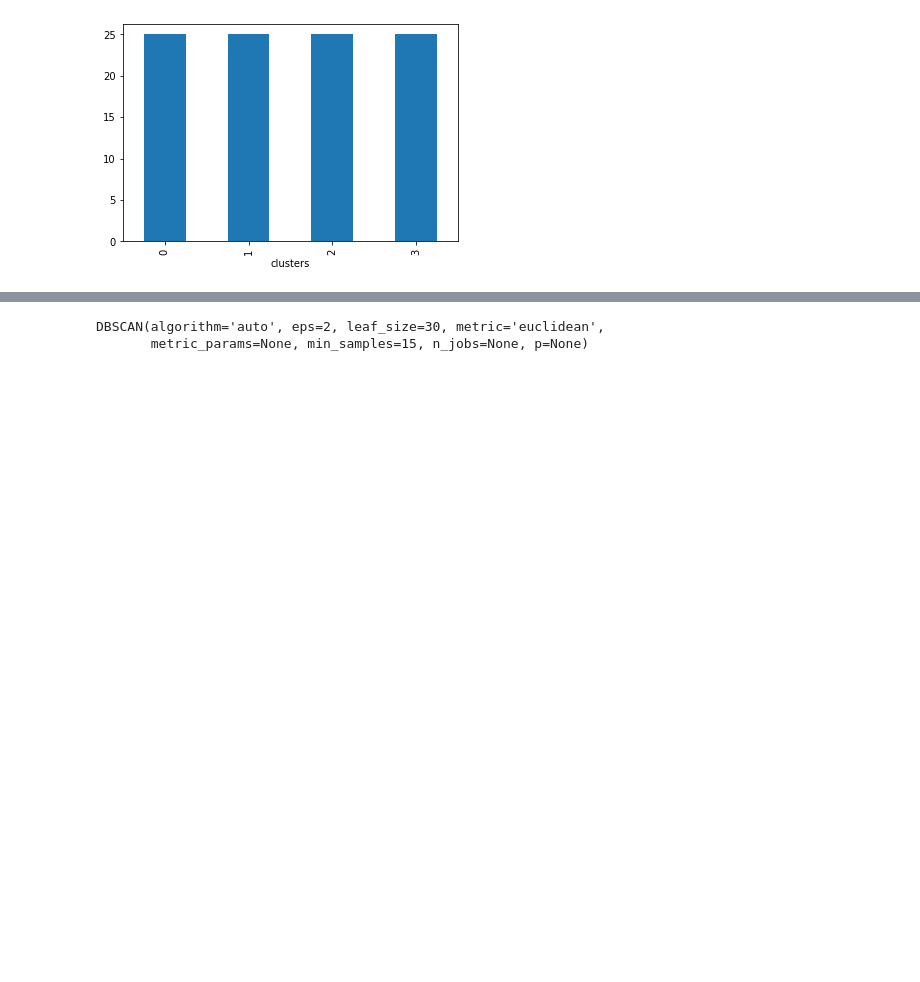
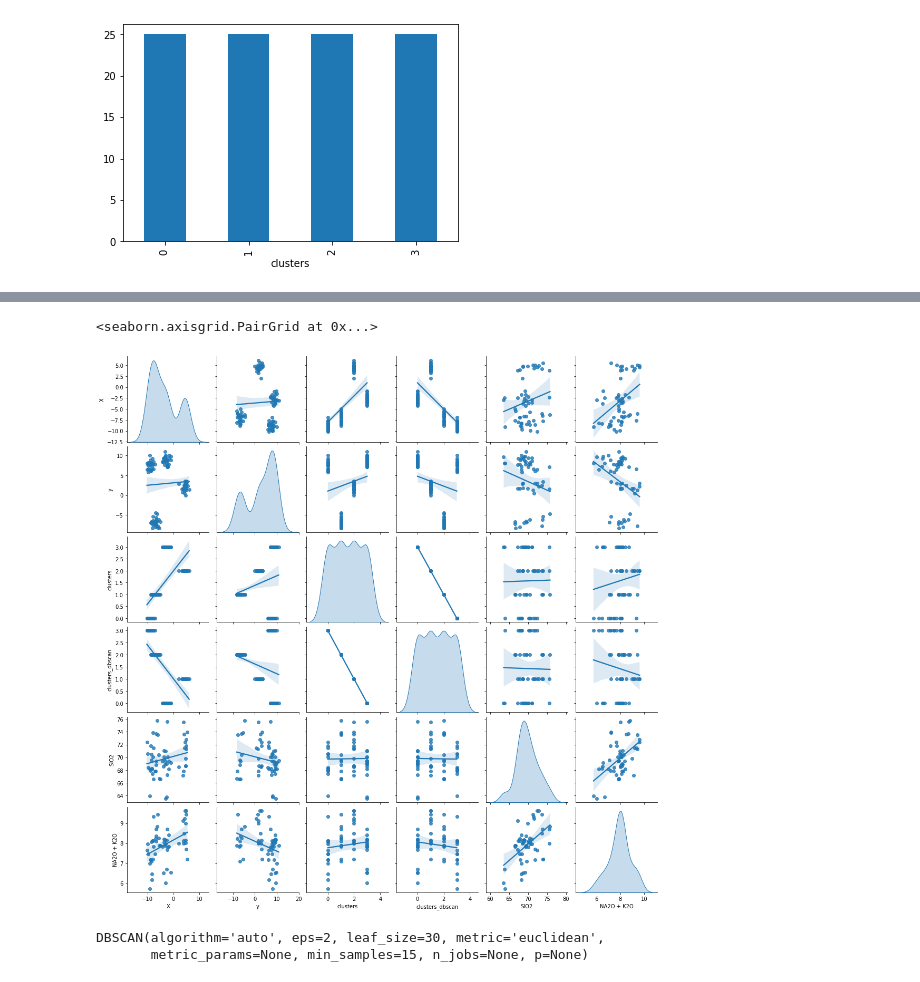
Before and after one commit to DSEI21000-S21/project-clustering-geological-samples, a Jupyter notebook: Project_notebook_final_JatinJain.ipynb, the cells around one changed output, grey strips where cells are left out. Cells and saved outputs as stored; diff of their text form; code cells hidden in the pictures; blank space fills up the shorter version.

Commit message:
Kmeans pairplot
Kmeans pairplot

```diff
--- a/Project_notebook_final_JatinJain.ipynb
+++ b/Project_notebook_final_JatinJain.ipynb
@@ -996,3 +1012,8 @@ sizes.plot.bar()
+# %%
+sns.pairplot(df1, kind='reg', diag_kind='kde')
+# %% [output]
+<seaborn.axisgrid.PairGrid at 0x...>
+[figure, added]
 # %%
 #DBSCAN
 # %%
```
Also changed, not shown: parts of 1 cell of this notebook.
